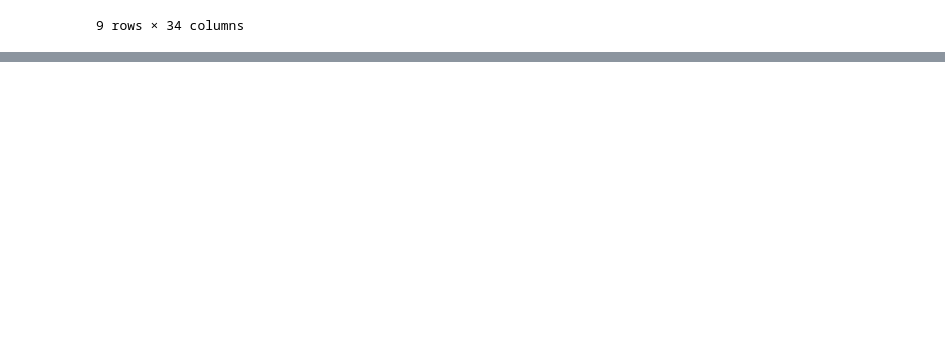
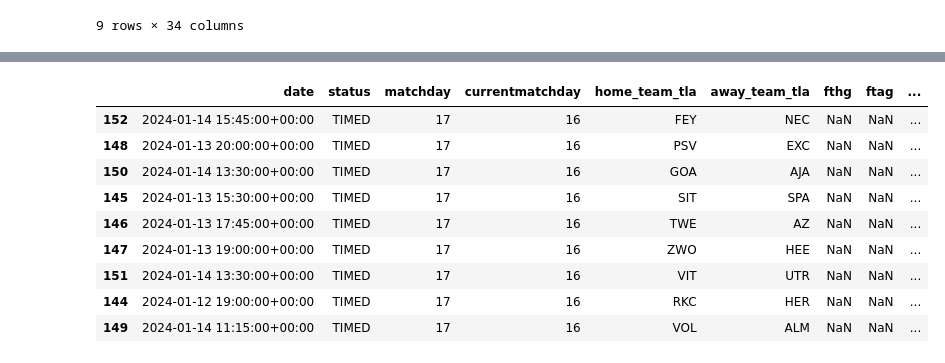
Before and after one commit to andrei-pascanean/game-hunter, a Jupyter notebook: notebooks/heuristics.ipynb, the cells around one changed output, grey strips where cells are left out. Drawn from its saved outputs; the diff is of its cells as text; code cells hidden in the pictures; blank space fills up the shorter version.

```diff
--- a/notebooks/heuristics.ipynb
+++ b/notebooks/heuristics.ipynb
@@ -175,0 +301,25 @@ KeyError: 'HomeTeamStandings'
+# %%
+(
+    result_df_preceding
+    .query('matchday <= (currentmatchday + 1)')
+    .query(f'date >= "{today}"')
+    # .dropna(subset=['home_form', 'away_form'])
+    .filter(['date', 'status', 'matchday', 'currentmatchday', 'home_team_tla', 'away_team_tla', 'fthg', 'ftag', 'home_form', 'away_form'])
+    .assign(
+        score_home_form = lambda df: df.apply(lambda row: calculate_form_score(row.home_form), axis = 1),
+        score_away_form = lambda df: df.apply(lambda row: calculate_form_score(row.away_form), axis = 1),
+        combined_form = lambda df: df.score_home_form  + df.score_away_form,
+    )
+    .sort_values('combined_form', ascending = False)
+)
+# %% [output]
+|  | date | status | matchday | currentmatchday | home_team_tla | away_team_tla | fthg | ftag | ... |
+| 152 | 2024-01-14 15:45:00+00:00 | TIMED | 17 | 16 | FEY | NEC | NaN | NaN | ... |
+| 148 | 2024-01-13 20:00:00+00:00 | TIMED | 17 | 16 | PSV | EXC | NaN | NaN | ... |
+| 150 | 2024-01-14 13:30:00+00:00 | TIMED | 17 | 16 | GOA | AJA | NaN | NaN | ... |
+| 145 | 2024-01-13 15:30:00+00:00 | TIMED | 17 | 16 | SIT | SPA | NaN | NaN | ... |
+| 146 | 2024-01-13 17:45:00+00:00 | TIMED | 17 | 16 | TWE | AZ | NaN | NaN | ... |
+| 147 | 2024-01-13 19:00:00+00:00 | TIMED | 17 | 16 | ZWO | HEE | NaN | NaN | ... |
+| 151 | 2024-01-14 13:30:00+00:00 | TIMED | 17 | 16 | VIT | UTR | NaN | NaN | ... |
+| 144 | 2024-01-12 19:00:00+00:00 | TIMED | 17 | 16 | RKC | HER | NaN | NaN | ... |
+| 149 | 2024-01-14 11:15:00+00:00 | TIMED | 17 | 16 | VOL | ALM | NaN | NaN | ... |
```
Also changed, not shown: parts of 10 cells of this notebook, 1 other file.
